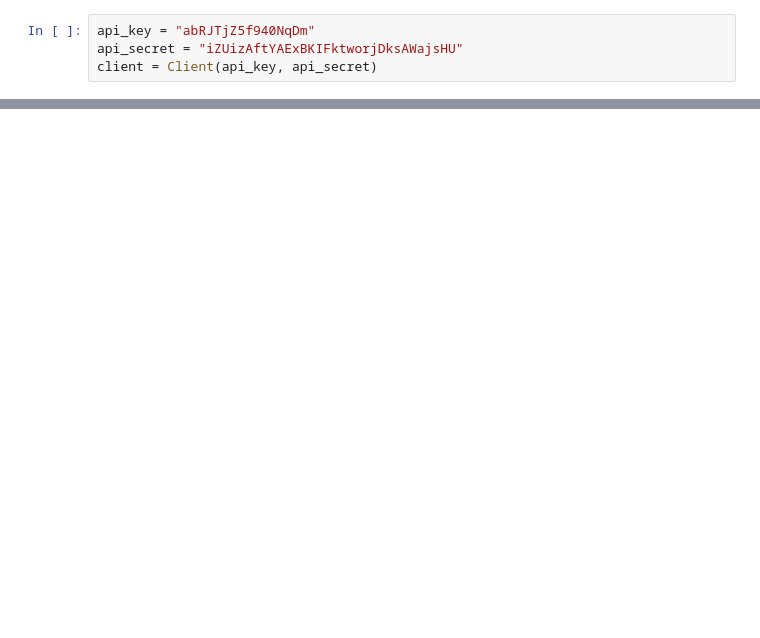
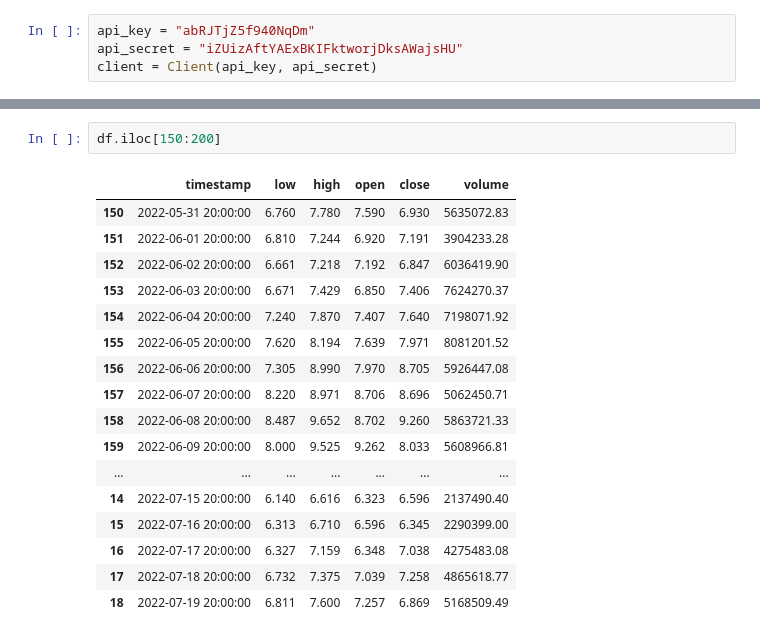
Before and after one commit to huey-nibiru/chainlink-analysis, a Jupyter notebook: coinbase/coinbase_data.ipynb, the cells around one changed output, grey strips where cells are left out. Cells and saved outputs as stored; diff of their text form; blank space fills up the shorter version.

```diff
--- a/coinbase/coinbase_data.ipynb
+++ b/coinbase/coinbase_data.ipynb
@@ -38,0 +110,20 @@ df
+# %%
+df.iloc[150:200]
+# %% [output]
+|  | timestamp | low | high | open | close | volume |
+| 150 | 2022-05-31 20:00:00 | 6.760 | 7.780 | 7.590 | 6.930 | 5635072.83 |
+| 151 | 2022-06-01 20:00:00 | 6.810 | 7.244 | 6.920 | 7.191 | 3904233.28 |
+| 152 | 2022-06-02 20:00:00 | 6.661 | 7.218 | 7.192 | 6.847 | 6036419.90 |
+| 153 | 2022-06-03 20:00:00 | 6.671 | 7.429 | 6.850 | 7.406 | 7624270.37 |
+| 154 | 2022-06-04 20:00:00 | 7.240 | 7.870 | 7.407 | 7.640 | 7198071.92 |
+| 155 | 2022-06-05 20:00:00 | 7.620 | 8.194 | 7.639 | 7.971 | 8081201.52 |
+| 156 | 2022-06-06 20:00:00 | 7.305 | 8.990 | 7.970 | 8.705 | 5926447.08 |
+| 157 | 2022-06-07 20:00:00 | 8.220 | 8.971 | 8.706 | 8.696 | 5062450.71 |
+| 158 | 2022-06-08 20:00:00 | 8.487 | 9.652 | 8.702 | 9.260 | 5863721.33 |
+| 159 | 2022-06-09 20:00:00 | 8.000 | 9.525 | 9.262 | 8.033 | 5608966.81 |
+| ... | ... | ... | ... | ... | ... | ... |
+| 14 | 2022-07-15 20:00:00 | 6.140 | 6.616 | 6.323 | 6.596 | 2137490.40 |
+| 15 | 2022-07-16 20:00:00 | 6.313 | 6.710 | 6.596 | 6.345 | 2290399.00 |
+| 16 | 2022-07-17 20:00:00 | 6.327 | 7.159 | 6.348 | 7.038 | 4275483.08 |
+| 17 | 2022-07-18 20:00:00 | 6.732 | 7.375 | 7.039 | 7.258 | 4865618.77 |
+| 18 | 2022-07-19 20:00:00 | 6.811 | 7.600 | 7.257 | 6.869 | 5168509.49 |
```
Also changed, not shown: parts of 7 cells of this notebook.
